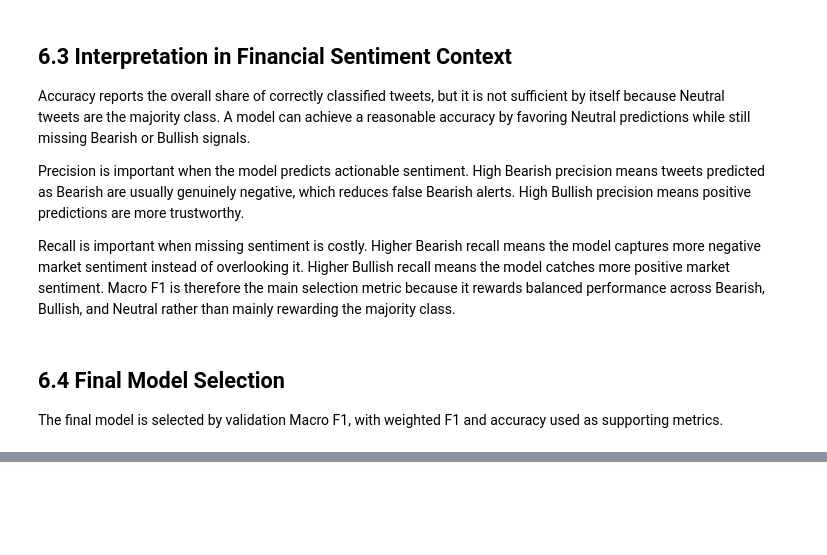
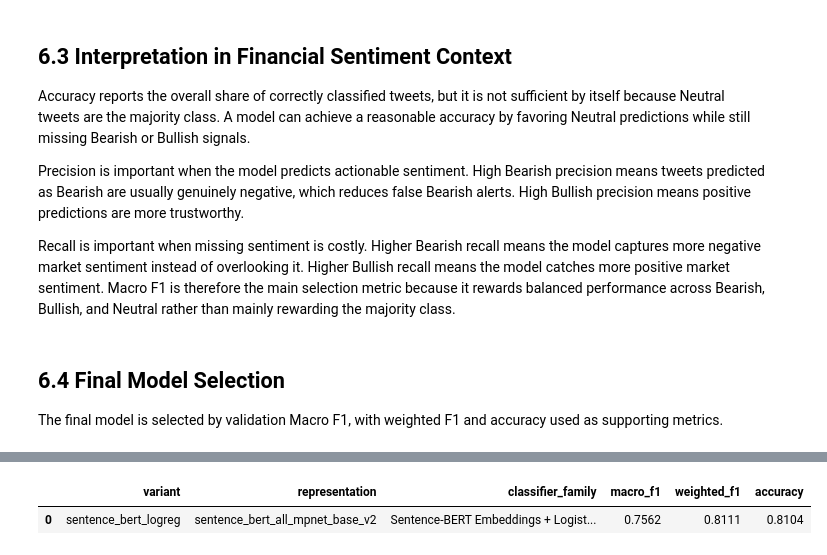
Before and after one commit to alexmr-ds/text_mining_project, a Jupyter notebook: notebooks/workflow.ipynb, the cells around one changed output, grey strips where cells are left out. Saved outputs shown, nothing was run; the diff lists cells and outputs as text; code cells hidden in the pictures; blank space fills up the shorter version.

```diff
--- a/notebooks/workflow.ipynb
+++ b/notebooks/workflow.ipynb
@@ -1453,0 +1521,59 @@ This is the preferred model because it gives the strongest balanced performance
+# %%
+# --- Sentence-BERT embeddings with Logistic Regression --- #
+SENTENCE_BERT_MODEL_NAME = "sentence-transformers/all-mpnet-base-v2"
+SENTENCE_BERT_BATCH_SIZE = 32
+
+sentence_bert_model = SentenceTransformer(
+    SENTENCE_BERT_MODEL_NAME,
+    device=EXTRA_CREDIT_DEVICE,
+)
+
+X_train_sentence_bert = features.load_or_create_feature_cache(
+    FEATURE_CACHE_DIR / "sentence_bert_all_mpnet_base_v2_train.npy",
+    lambda: sentence_bert_model.encode(
+        X_train_feature_original.astype(str).tolist(),
+        batch_size=SENTENCE_BERT_BATCH_SIZE,
+        show_progress_bar=True,
+        convert_to_numpy=True,
+    ).astype("float32"),
+)
+X_val_sentence_bert = features.load_or_create_feature_cache(
+    FEATURE_CACHE_DIR / "sentence_bert_all_mpnet_base_v2_val.npy",
+    lambda: sentence_bert_model.encode(
+        X_val_feature_original.astype(str).tolist(),
+        batch_size=SENTENCE_BERT_BATCH_SIZE,
+        show_progress_bar=True,
+        convert_to_numpy=True,
+    ).astype("float32"),
+)
+
+sentence_bert_spec = models.SklearnModelSpec(
+    variant="sentence_bert_logreg",
+    representation="sentence_bert_all_mpnet_base_v2",
+    classifier_family="Sentence-BERT Embeddings + Logistic Regression",
+    model=Pipeline(
+        [
+            ("scaler", StandardScaler()),
+            ("classifier", LogisticRegression(max_iter=1000, random_state=73)),
+        ]
+    ),
+)
+
+sentence_bert_row, sentence_bert_report = models.benchmark_sklearn_model(
+    sentence_bert_spec,
+    X_train_sentence_bert,
+    X_val_sentence_bert,
+    y_train,
+    y_val,
+)
+append_extra_credit_result(
+    "Sentence-BERT + Logistic Regression",
+    "Sentence-BERT encoder embeddings",
+    sentence_bert_row,
+    sentence_bert_report,
+)
+
+pd.DataFrame([sentence_bert_row]).round(4)
+# %% [output]
+|  | variant | representation | classifier_family | macro_f1 | weighted_f1 | accuracy |
+| 0 | sentence_bert_logreg | sentence_bert_all_mpnet_base_v2 | Sentence-BERT Embeddings + Logist... | 0.7562 | 0.8111 | 0.8104 |
```
Also changed, not shown: parts of 20 cells of this notebook, 7 other files.
